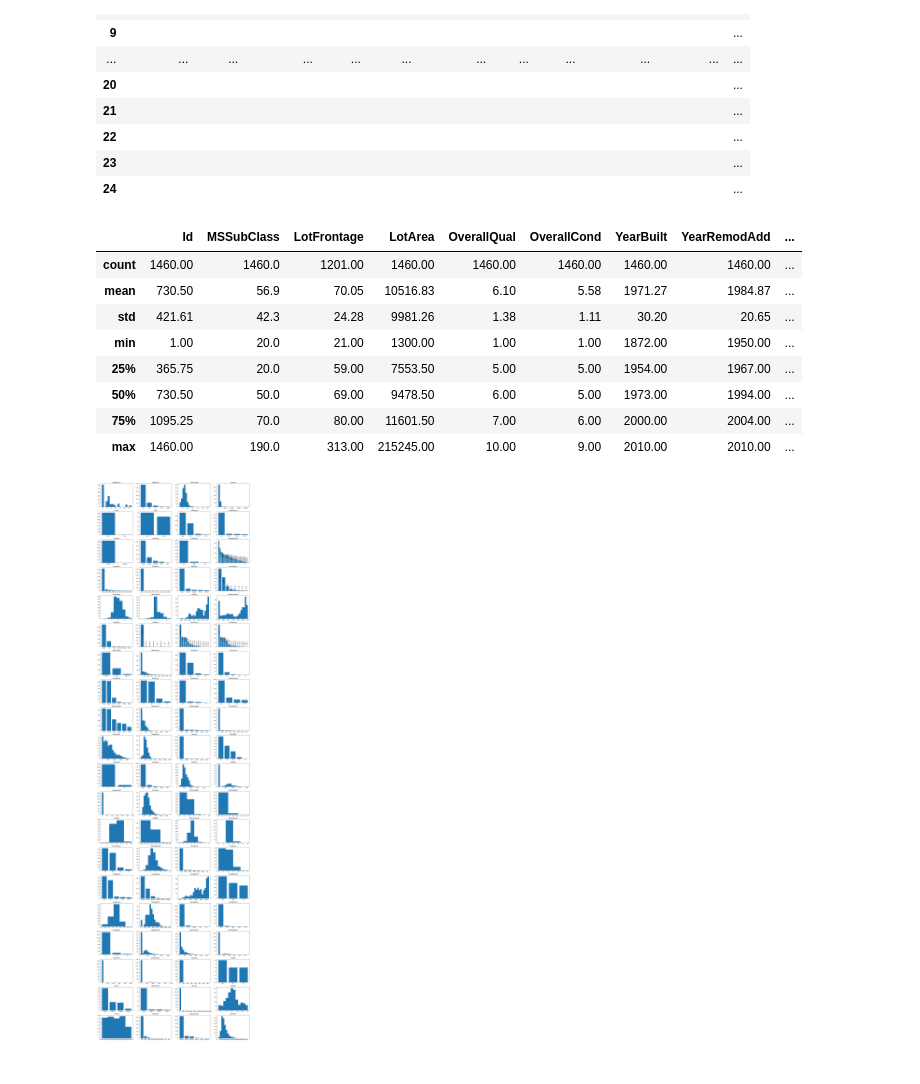
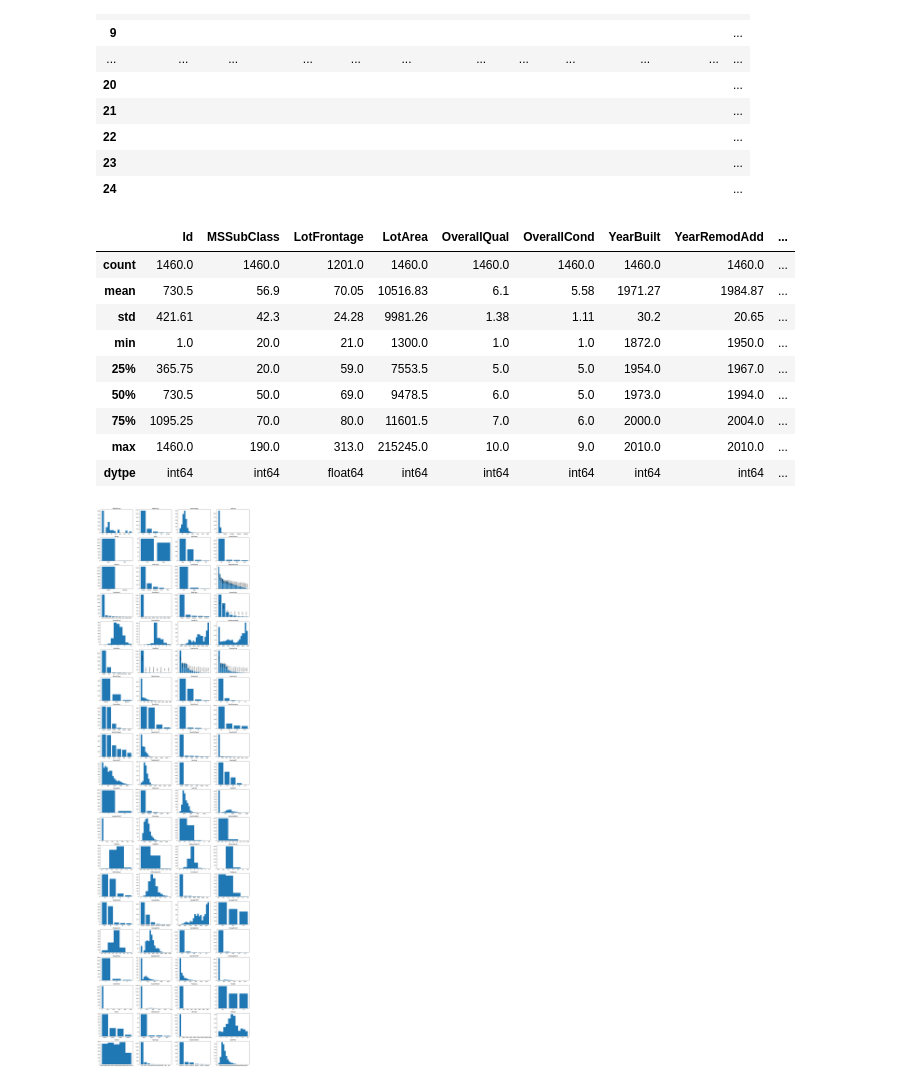
Before and after one commit to mqjg/housing_analysis, a Jupyter notebook: housing_analysis.ipynb, the cells around one changed output. Drawn from its saved outputs; the diff is of its cells as text; code cells hidden in the pictures.

```diff
--- a/housing_analysis.ipynb
+++ b/housing_analysis.ipynb
@@ -75,17 +75,21 @@ info_df.fillna('')
 | 24 |  |  |  |  |  |  |  |  |  |  | ... |
 # %%
 # information about numeric columns
-df.describe()
+sub_df = df.select_dtypes(exclude='object')
+info_df = sub_df.describe()
+info_df.loc['dytpe'] = [sub_df[col].dtype for col in sub_df.columns]
+info_df
 # %% [output]
 |  | Id | MSSubClass | LotFrontage | LotArea | OverallQual | OverallCond | YearBuilt | YearRemodAdd | ... |
-| count | 1460.00 | 1460.0 | 1201.00 | 1460.00 | 1460.00 | 1460.00 | 1460.00 | 1460.00 | ... |
-| mean | 730.50 | 56.9 | 70.05 | 10516.83 | 6.10 | 5.58 | 1971.27 | 1984.87 | ... |
-| std | 421.61 | 42.3 | 24.28 | 9981.26 | 1.38 | 1.11 | 30.20 | 20.65 | ... |
-| min | 1.00 | 20.0 | 21.00 | 1300.00 | 1.00 | 1.00 | 1872.00 | 1950.00 | ... |
-| 25% | 365.75 | 20.0 | 59.00 | 7553.50 | 5.00 | 5.00 | 1954.00 | 1967.00 | ... |
-| 50% | 730.50 | 50.0 | 69.00 | 9478.50 | 6.00 | 5.00 | 1973.00 | 1994.00 | ... |
-| 75% | 1095.25 | 70.0 | 80.00 | 11601.50 | 7.00 | 6.00 | 2000.00 | 2004.00 | ... |
-| max | 1460.00 | 190.0 | 313.00 | 215245.00 | 10.00 | 9.00 | 2010.00 | 2010.00 | ... |
+| count | 1460.0 | 1460.0 | 1201.0 | 1460.0 | 1460.0 | 1460.0 | 1460.0 | 1460.0 | ... |
+| mean | 730.5 | 56.9 | 70.05 | 10516.83 | 6.1 | 5.58 | 1971.27 | 1984.87 | ... |
+| std | 421.61 | 42.3 | 24.28 | 9981.26 | 1.38 | 1.11 | 30.2 | 20.65 | ... |
+| min | 1.0 | 20.0 | 21.0 | 1300.0 | 1.0 | 1.0 | 1872.0 | 1950.0 | ... |
+| 25% | 365.75 | 20.0 | 59.0 | 7553.5 | 5.0 | 5.0 | 1954.0 | 1967.0 | ... |
+| 50% | 730.5 | 50.0 | 69.0 | 9478.5 | 6.0 | 5.0 | 1973.0 | 1994.0 | ... |
+| 75% | 1095.25 | 70.0 | 80.0 | 11601.5 | 7.0 | 6.0 | 2000.0 | 2004.0 | ... |
+| max | 1460.0 | 190.0 | 313.0 | 215245.0 | 10.0 | 9.0 | 2010.0 | 2010.0 | ... |
+| dytpe | int64 | int64 | float64 | int64 | int64 | int64 | int64 | int64 | ... |
 # %%
 rows, cols = (20, 4)
 fig, axs = plt.subplots(rows, cols, figsize=(cols*6, rows*4.5))
```
Also changed, not shown: parts of 9 cells of this notebook.
